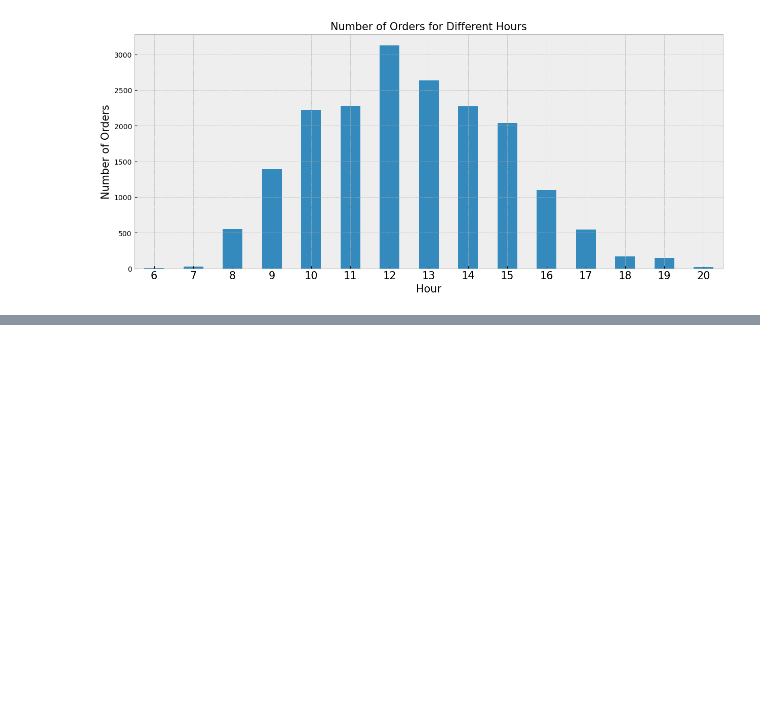
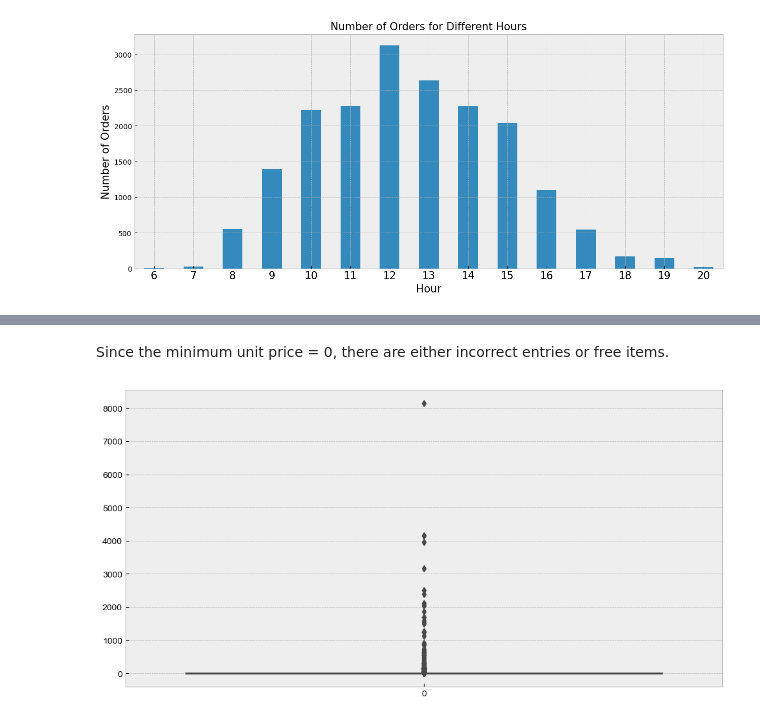
Before and after one commit to LeonardoSMSoares/Recommender-Systems-with-Python, a Jupyter notebook: Applied Recommender Systems with Python/Ch2 - Market Basket Analysis.ipynb, the cells around one changed output, grey strips where cells are left out. Drawn from its saved outputs; the diff is of its cells as text; code cells hidden in the pictures; blank space fills up the shorter version.

```diff
--- a/Applied Recommender Systems with Python/Ch2 - Market Basket Analysis.ipynb
+++ b/Applied Recommender Systems with Python/Ch2 - Market Basket Analysis.ipynb
@@ -320,0 +340,15 @@ plt.show()
+# %% [markdown]
+Since the minimum unit price = 0, there are either incorrect entries or free items.
+# %%
+# checking the distribution of unit price
+plt.subplots(figsize=(12,6))
+
+# Using darkgrid style for better visualization
+sns.set_style('darkgrid')
+
+# Applying boxplot visualization on Unit Price
+sns.boxplot(df1.UnitPrice)
+
+plt.show()
+# %% [output]
+[figure, added]
```
Also changed, not shown: parts of 53 cells of this notebook, 5 other files.
